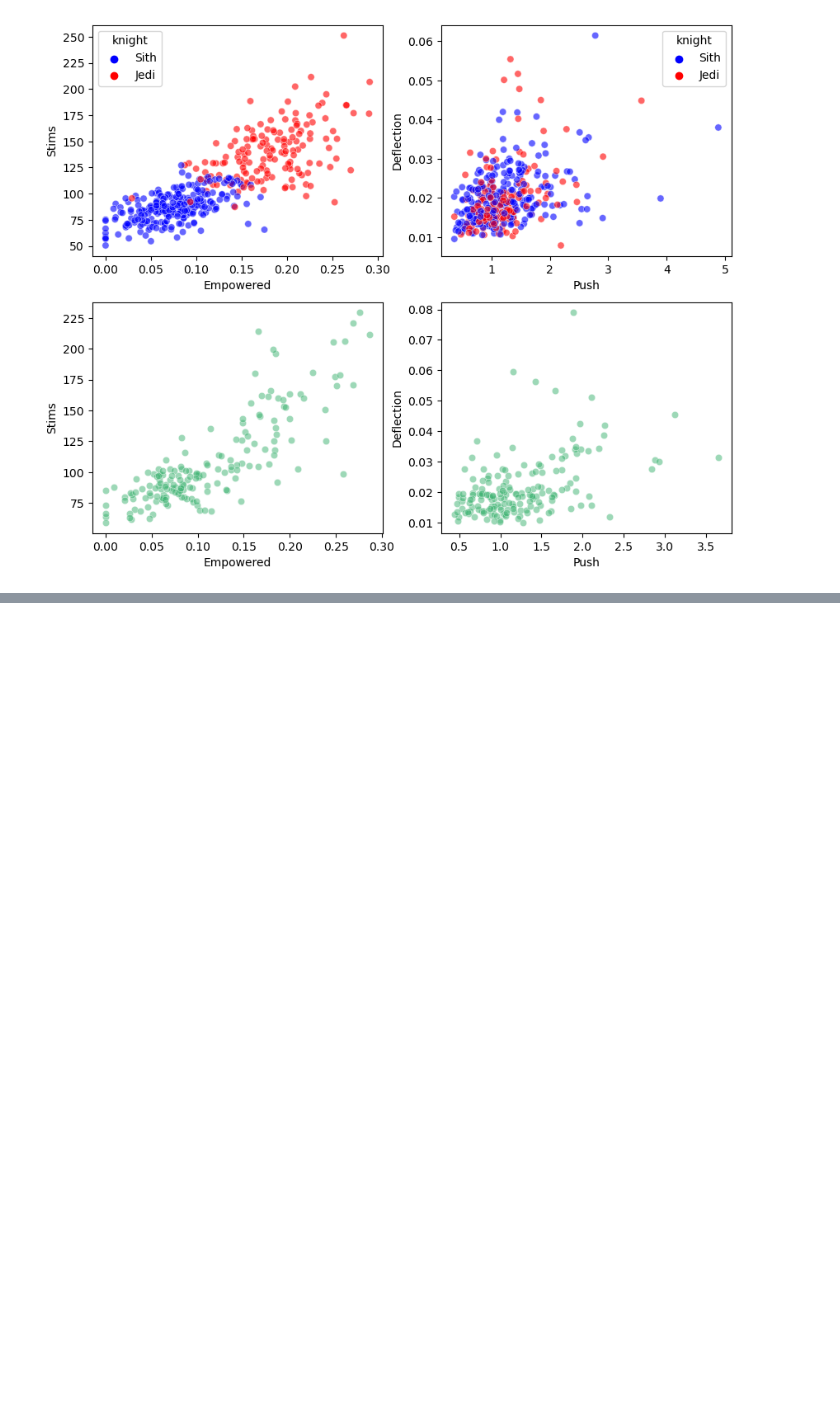
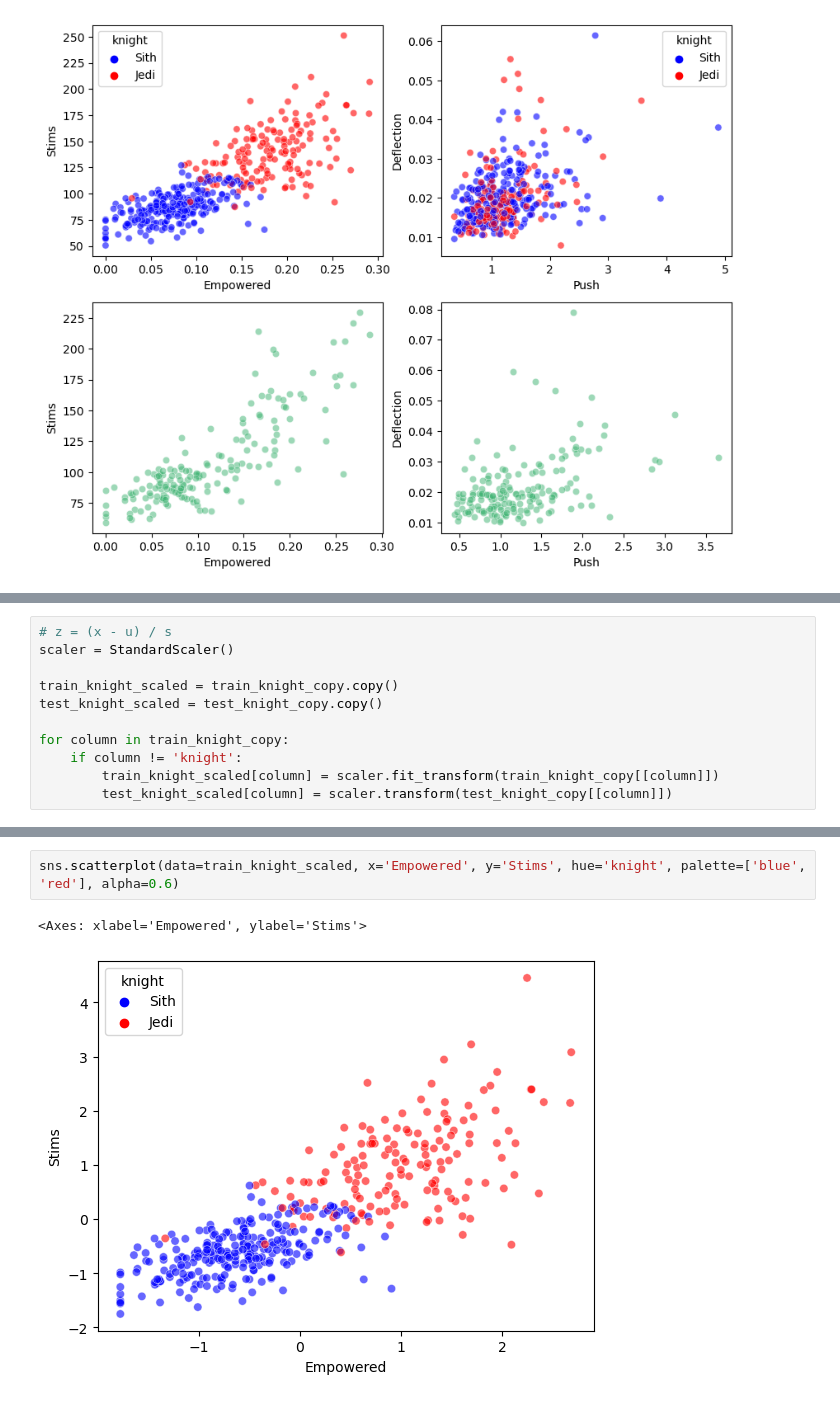
Before and after one commit to ayoubabounakif/data-science-modules, a Jupyter notebook: notebook_m03.ipynb, the cells around one changed output, grey strips where cells are left out. Drawn from its saved outputs; the diff is of its cells as text; blank space fills up the shorter version.

```diff
--- a/notebook_m03.ipynb
+++ b/notebook_m03.ipynb
@@ -115,0 +120,11 @@ plt.show()
+# %%
+# z = (x - u) / s
+scaler = StandardScaler()
+
+train_knight_scaled = train_knight_copy.copy()
+test_knight_scaled = test_knight_copy.copy()
+
+for column in train_knight_copy:
+    if column != 'knight':
+        train_knight_scaled[column] = scaler.fit_transform(train_knight_copy[[column]])
+        test_knight_scaled[column] = scaler.transform(test_knight_copy[[column]])
@@ -115,0 +147,5 @@ plt.show()
+# %%
+sns.scatterplot(data=train_knight_scaled, x='Empowered', y='Stims', hue='knight', palette=['blue', 'red'], alpha=0.6)
+# %% [output]
+<Axes: xlabel='Empowered', ylabel='Stims'>
+[figure, added]
```
Also changed, not shown: parts of 13 cells of this notebook.
